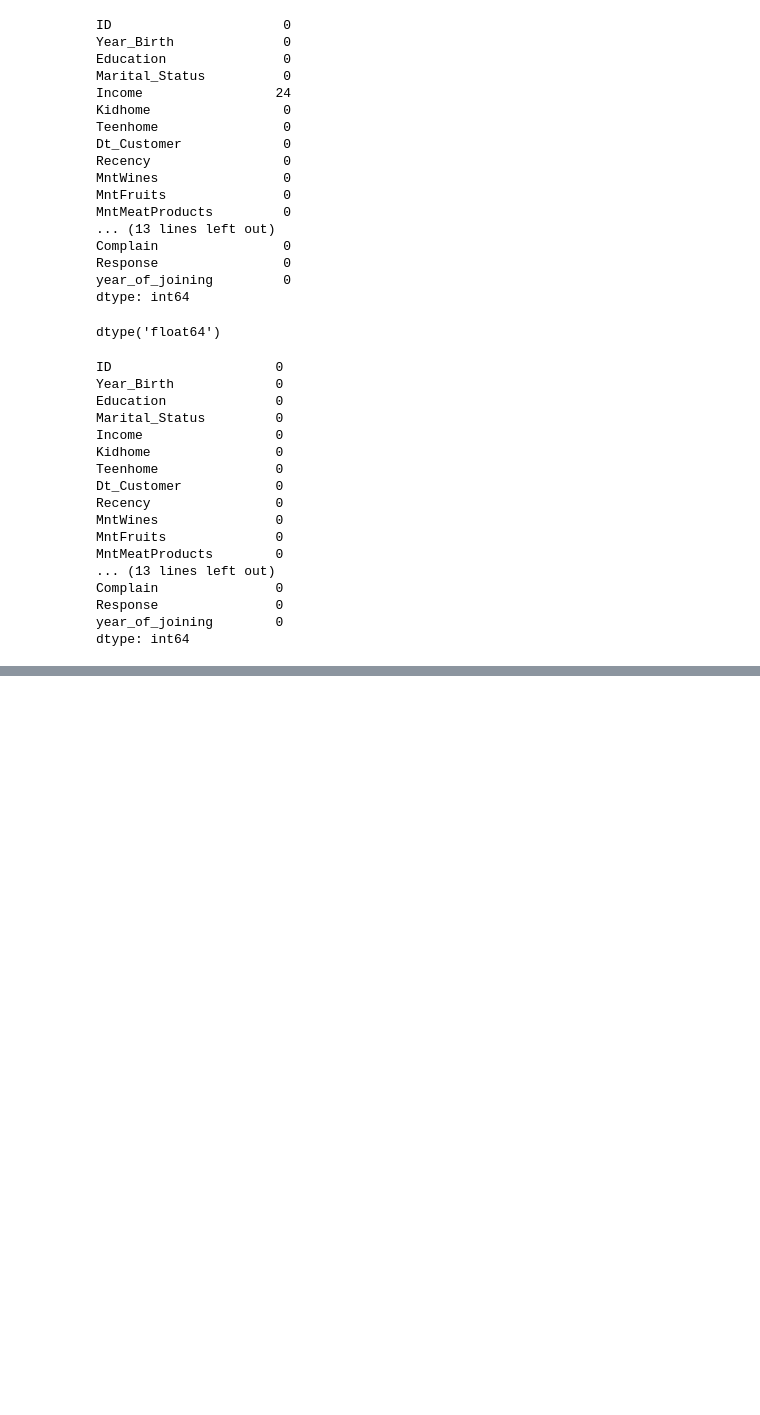
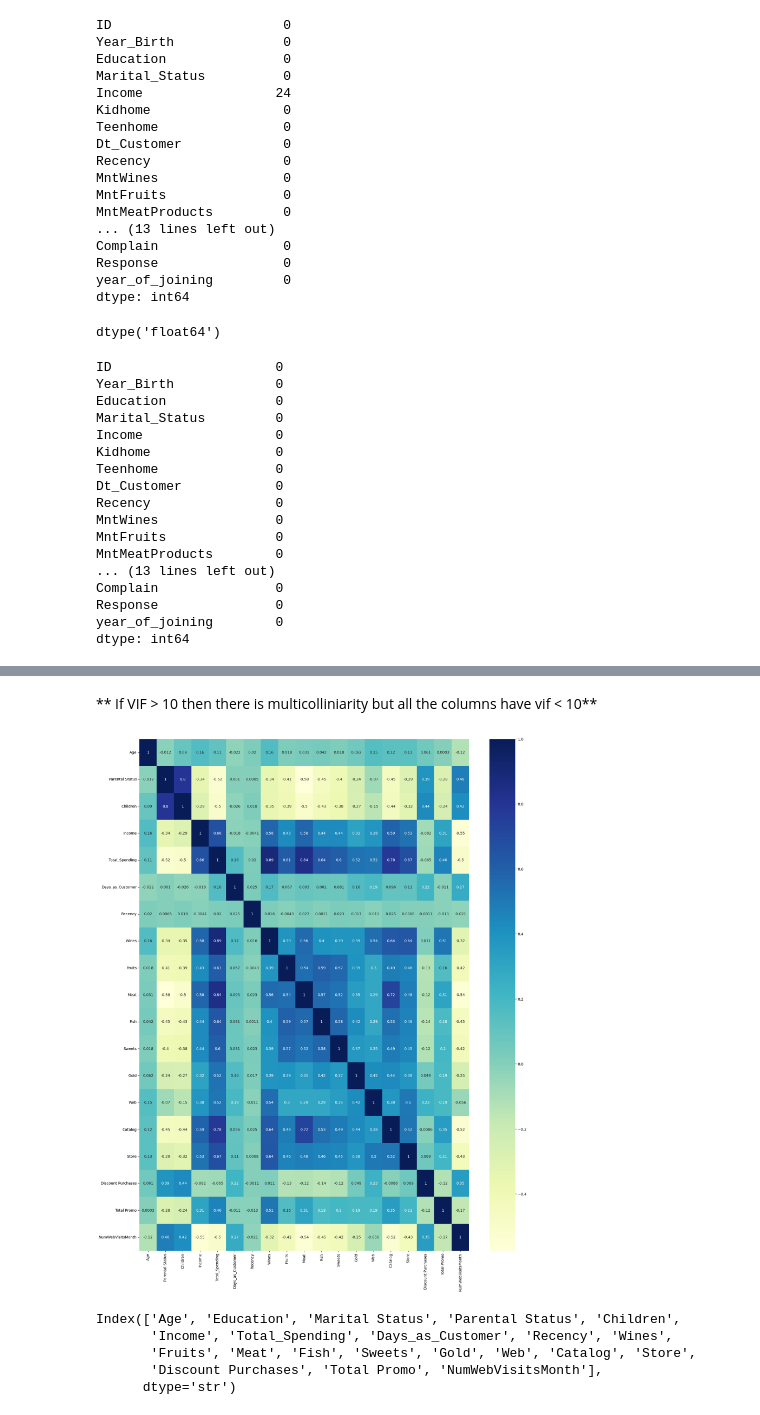
Before and after one commit to ShivamKumarSrivastava/Customer-Categorization, a Jupyter notebook: Notebook/Analysis.ipynb, the cells around one changed output, grey strips where cells are left out. Saved outputs shown, nothing was run; the diff lists cells and outputs as text; code cells hidden in the pictures; blank space fills up the shorter version.

```diff
--- a/Notebook/Analysis.ipynb
+++ b/Notebook/Analysis.ipynb
@@ -379,0 +384,27 @@ dtype: int64
+# %%
+from datetime import datetime
+
+raw_df = df.copy()
+df['Age'] = 2026 - df['Year_Birth'] # Assuming the current year is 2026 and finding the age of customers
+df['Education'].replace({'Basic':0, '2n Cycle':1, 'Graduation':2, 'Master':3, 'PhD':4}, inplace=True) # Encoding the education column into numerical values
+df['Marital_Status'].replace({'Single':0, 'Divorced':0, 'Widow':0, 'Alone':0, 'Absurd':0, 'YOLO':0, 'Married':1, 'Together':1}, inplace=True) # Encoding the marital status column into numerical values
+df['Children'] = df['Kidhome'] + df['Teenhome'] # Creating a new column 'Children' by summing 'Kidhome' and 'Teenhome'
+df['Family_Size'] = df['Children'] + 1 # Creating a new column 'Family_Size' by adding 1 (for the customer) to 'Children'
+
+df['Total_Spending'] = df['MntWines'] + df['MntFruits'] + df['MntMeatProducts'] + df['MntFishProducts'] + df['MntSweetProducts'] + df['MntGoldProds'] # Creating a new column 'Total_Spending' by summing all the spending columns
+df['Total_Purchases'] = df['NumWebPurchases'] + df['NumCatalogPurchases'] + df['NumStorePurchases'] + df['NumWebVisitsMonth'] # Creating a new column 'Total_Purchases' by summing all the purchase columns
+df['Total Promo'] = df['AcceptedCmp1'] + df['AcceptedCmp2'] + df['AcceptedCmp3'] + df['AcceptedCmp4'] + df['AcceptedCmp5'] # Creating a new column 'Total_Promo' by summing all the promotional response columns
+
+df['Dt_Customer'] = pd.to_datetime(df['Dt_Customer']) # Converting 'Dt_Customer' column to datetime format
+today = datetime.today()
+
+df['Days_as_Customer'] = (today - df['Dt_Customer']).dt.days # Creating a new column 'Days_as_Customer' by calculating the difference between today and 'Dt_Customer' in days
+df['Offers_Responding_To'] = df['AcceptedCmp1'] + df['AcceptedCmp2'] + df['AcceptedCmp3'] + df['AcceptedCmp4'] + df['AcceptedCmp5'] + df['Response'] # Creating a new column 'Offers_Responding_To' by summing all the accepted campaign columns and 'Response'
+df['Parental Status'] = np.where(df['Children'] >= 1, 1, 0) # Creating a new column 'Parental_Status' to indicate if the customer has children or not
+
+df.drop(columns=['Year_Birth', 'Kidhome', 'Teenhome'], inplace=True)
+df.rename(columns={"Marital_Status": "Marital Status","MntWines": "Wines","MntFruits":"Fruits",
+                   "MntMeatProducts":"Meat","MntFishProducts":"Fish","MntSweetProducts":"Sweets",
+                   "MntGoldProds":"Gold","NumWebPurchases": "Web","NumCatalogPurchases":"Catalog",
+                   "NumStorePurchases":"Store","NumDealsPurchases":"Discount Purchases"},
+          inplace = True)
@@ -379,0 +423,2 @@ dtype: int64
+# %%
+df = df[["Age","Education","Marital Status","Parental Status","Children","Income","Total_Spending","Days_as_Customer","Recency","Wines","Fruits","Meat","Fish","Sweets","Gold","Web","Catalog","Store","Discount Purchases","Total Promo","NumWebVisitsMonth"]]
@@ -379,0 +429,7 @@ dtype: int64
+# %%
+columns = [column for column in df.columns if column != 'ID']
+
+numerical_cols = [col for col in columns if df[col].dtype != 'str']
+continuous_cols = [col for col in numerical_cols if len(df[col].unique()) >= 10]
+
+print('Names of Continuous Columns: ', continuous_cols)
@@ -379,0 +476,10 @@ dtype: int64
+# %% [markdown]
+** If VIF > 10 then there is multicolliniarity but all the columns have vif < 10**
+# %%
+plt.figure(figsize = (20,25))
+num_features = numerical_cols.copy()
+
+sns.heatmap(df[num_features].corr(), annot=True, cmap='YlGnBu')
+plt.show()
+# %% [output]
+[figure, added]
@@ -379,0 +488,8 @@ dtype: int64
+# %%
+df.columns
+# %% [output]
+Index(['Age', 'Education', 'Marital Status', 'Parental Status', 'Children',
+       'Income', 'Total_Spending', 'Days_as_Customer', 'Recency', 'Wines',
+       'Fruits', 'Meat', 'Fish', 'Sweets', 'Gold', 'Web', 'Catalog', 'Store',
+       'Discount Purchases', 'Total Promo', 'NumWebVisitsMonth'],
+      dtype='str')
```
Also changed, not shown: parts of 21 cells of this notebook.
